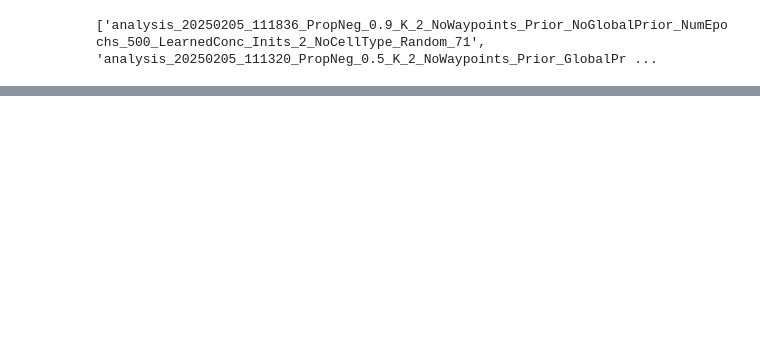
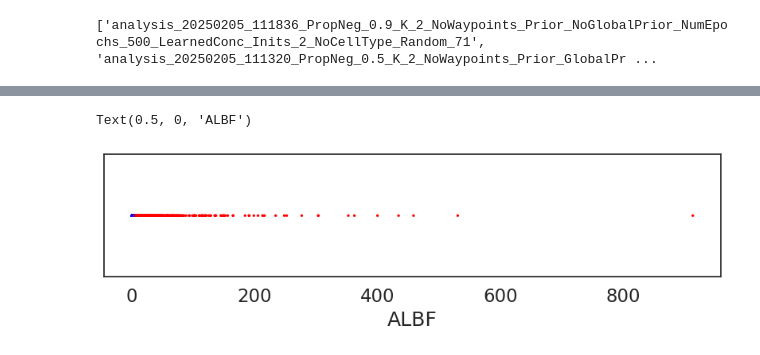
Before and after one commit to daklab/LeafletFA, a Jupyter notebook: analysis/simulation/check_ALBFs_calibration.ipynb, the cells around one changed output, grey strips where cells are left out. Cells and saved outputs as stored; diff of their text form; code cells hidden in the pictures; blank space fills up the shorter version.

```diff
--- a/analysis/simulation/check_ALBFs_calibration.ipynb
+++ b/analysis/simulation/check_ALBFs_calibration.ipynb
@@ -357,0 +168,3 @@ The mean of the sampled PSI values is: 3.7687663353345887e-10
+# %%
+# Sort ALBF values so that they are in order aligned with true label
+albf_scores = albf_scores.sort_values(by="ALBF", ascending=True, inplace=False)
@@ -357,0 +186,16 @@ The mean of the sampled PSI values is: 3.7687663353345887e-10
+# %%
+# Now sample 2000 points and put them all on the same horizontal line with x corresponding to ALBF and y corresponding to 0
+# random rows sampled
+plt.figure(figsize=(10, 2))
+num_sample = 1000
+rows = np.random.choice(albf_scores.index, num_sample)
+# make ylim very small and dont show y axis ticks
+plt.ylim(-0.01, 0.01)
+# remove y axis ticks
+plt.yticks([])
+# plot the ALBF values on the horizontal line
+plt.scatter(albf_scores.loc[rows, "ALBF"], np.zeros(num_sample), c=albf_scores.loc[rows, "true_label"].map({"positive": "red", "negative": "blue"}), s=2)
+plt.xlabel("ALBF")
+# %% [output]
+Text(0.5, 0, 'ALBF')
+[figure, added]
```
Also changed, not shown: parts of 46 cells of this notebook, 5 other files.
